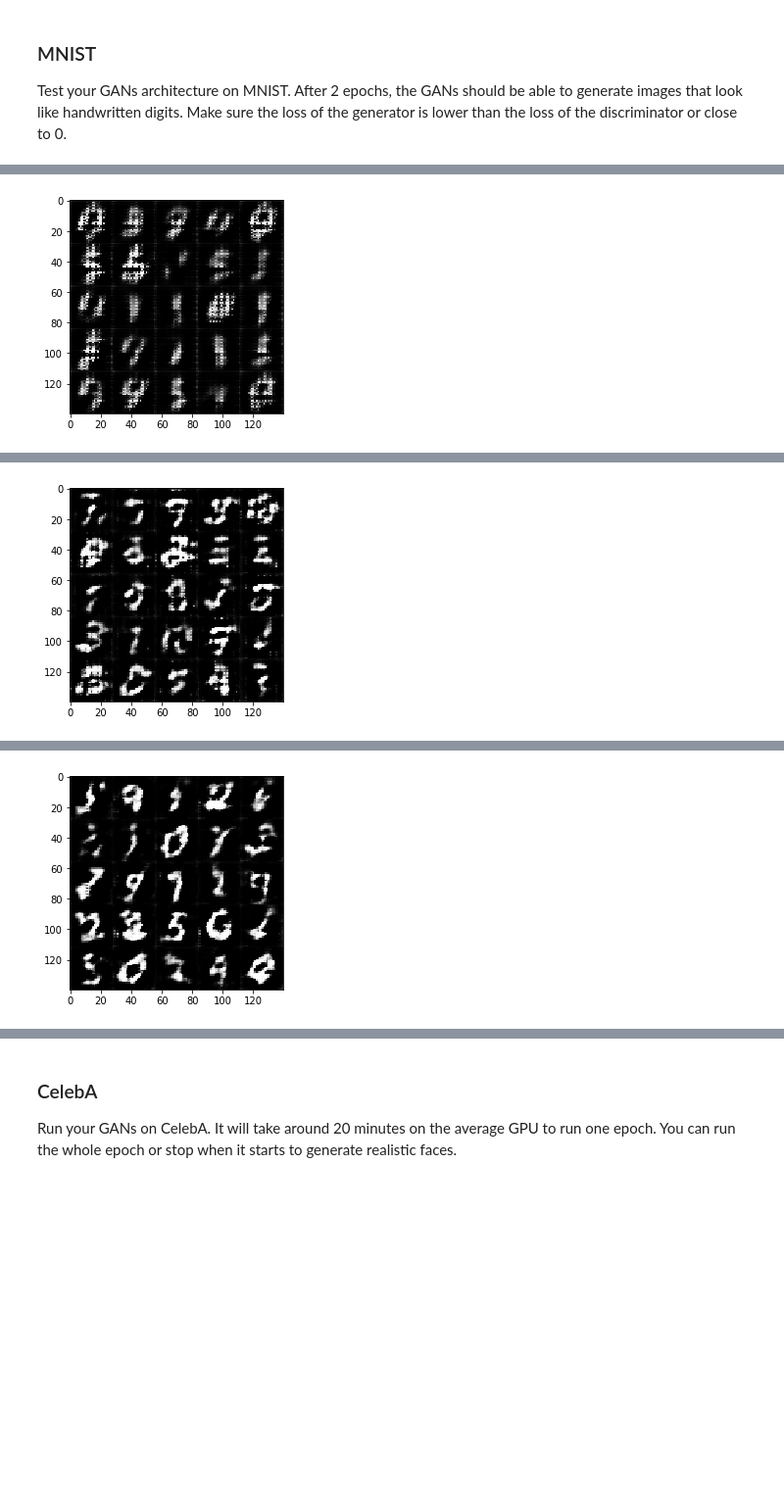
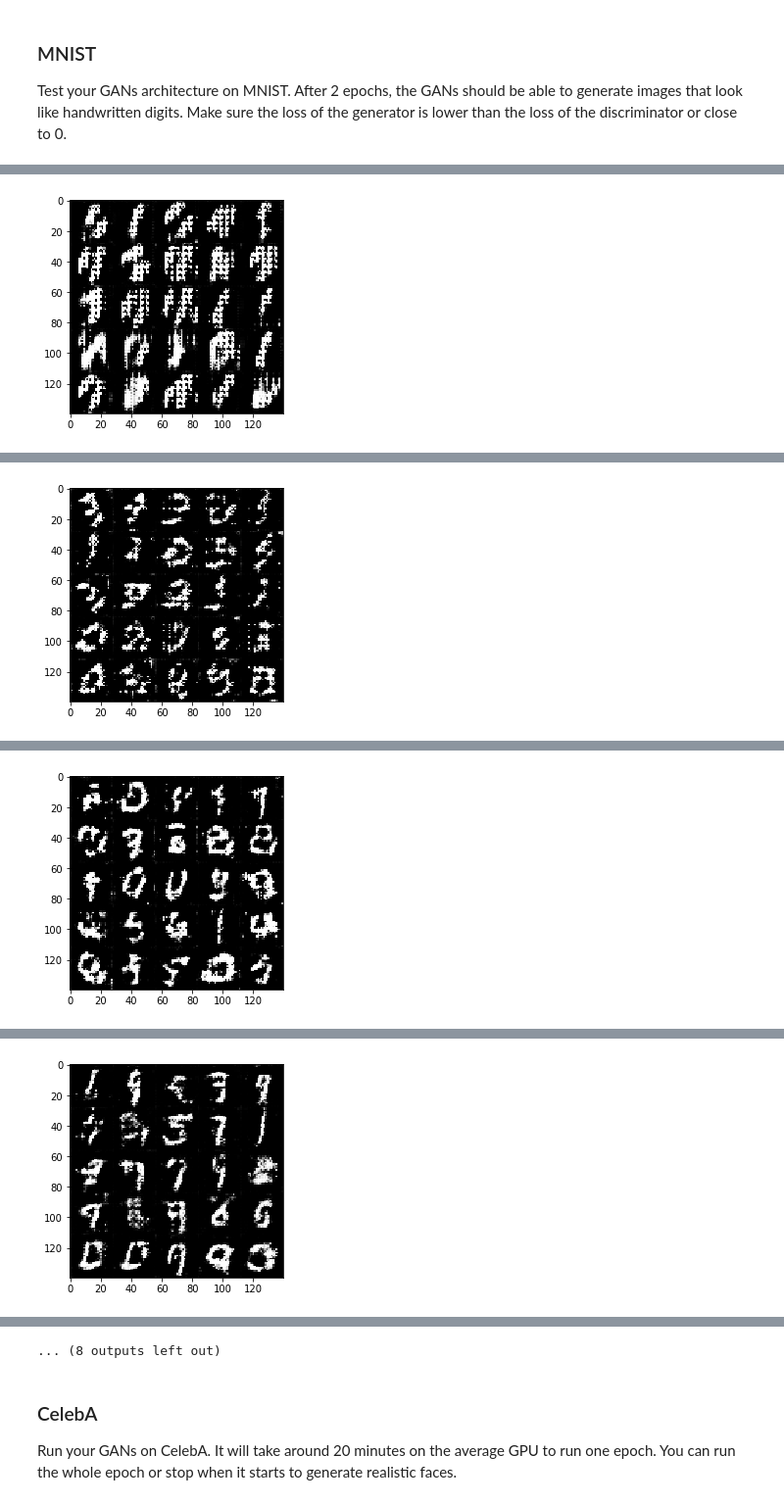
Before and after one commit to chanwooyang/Udacity-Deep-Learning, a Jupyter notebook: Project5_Face_Generation/dlnd_face_generation.ipynb, the cells around one changed output, grey strips where cells are left out. Shown at 98% size. Saved outputs shown, nothing was run; the diff lists cells and outputs as text; code cells hidden in the pictures; blank space fills up the shorter version.

```diff
--- a/Project5_Face_Generation/dlnd_face_generation.ipynb
+++ b/Project5_Face_Generation/dlnd_face_generation.ipynb
@@ -418,10 +418,10 @@ def train(epoch_count, batch_size, z_dim, learning_rate, beta1, get_batches, dat
 ### MNIST
 Test your GANs architecture on MNIST.  After 2 epochs, the GANs should be able to generate images that look like handwritten digits.  Make sure the loss of the generator is lower than the loss of the discriminator or close to 0.
 # %%
-batch_size = 500
+batch_size = 128
 z_dim = 300
-learning_rate = 0.002
-beta1 = 0.25
+learning_rate = 0.005
+beta1 = 0.2
 
 
 """
@@ -447 +447 @@ Epoch 1/2... Discriminator Loss: 1.2750... Generator Loss: 2.2300...
-[figure, old version]
+[figure, new version]
@@ -458 +458 @@ Epoch 2/2... Discriminator Loss: 1.5059... Generator Loss: 1.5344...
-[figure, old version]
+[figure, new version]
@@ -463 +469 @@ Epoch 2/2... Discriminator Loss: 1.2900... Generator Loss: 0.5979...
-[figure, old version]
+[figure, new version]
@@ -463,0 +480 @@ Epoch 2/2... Discriminator Loss: 1.2900... Generator Loss: 0.5979...
+[figure, added]
@@ -464,3 +503,4 @@ Epoch 2/2... Discriminator Loss: 1.2900... Generator Loss: 0.5979...
+... (8 outputs left out)
 # %% [markdown]
 ### CelebA
 Run your GANs on CelebA.  It will take around 20 minutes on the average GPU to run one epoch.  You can run the whole epoch or stop when it starts to generate realistic faces.
```
Also changed, not shown: parts of 2 cells of this notebook, 3 other files.
